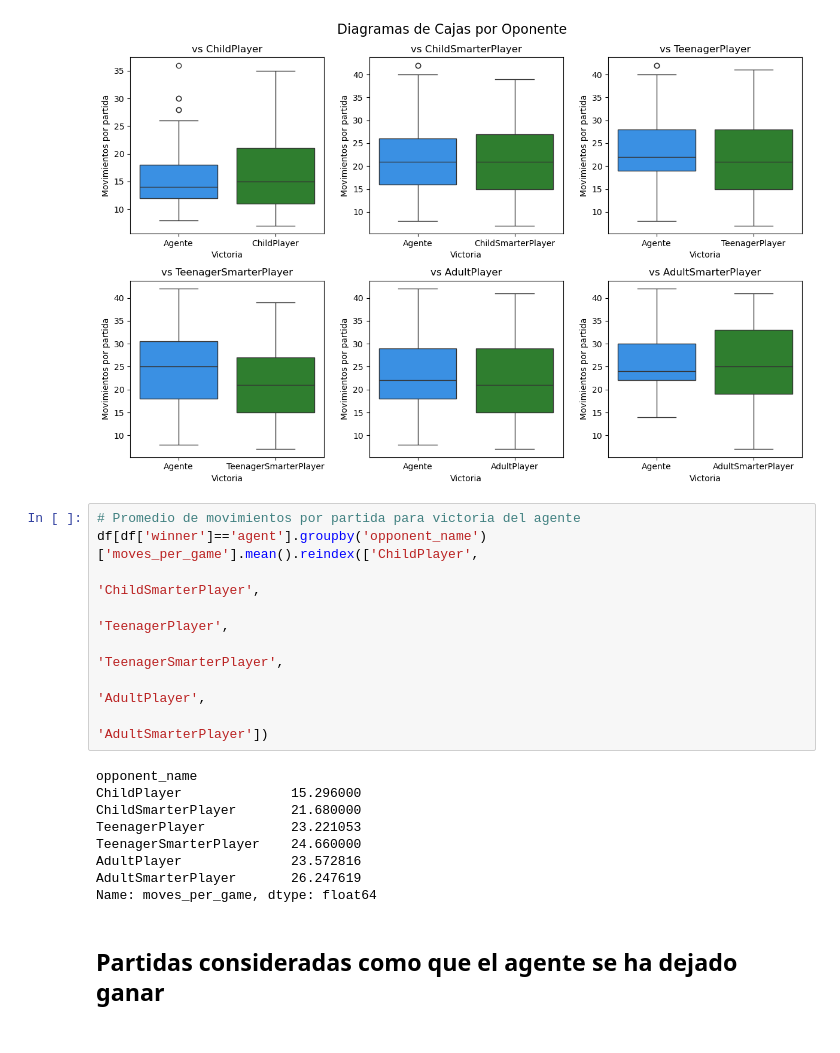
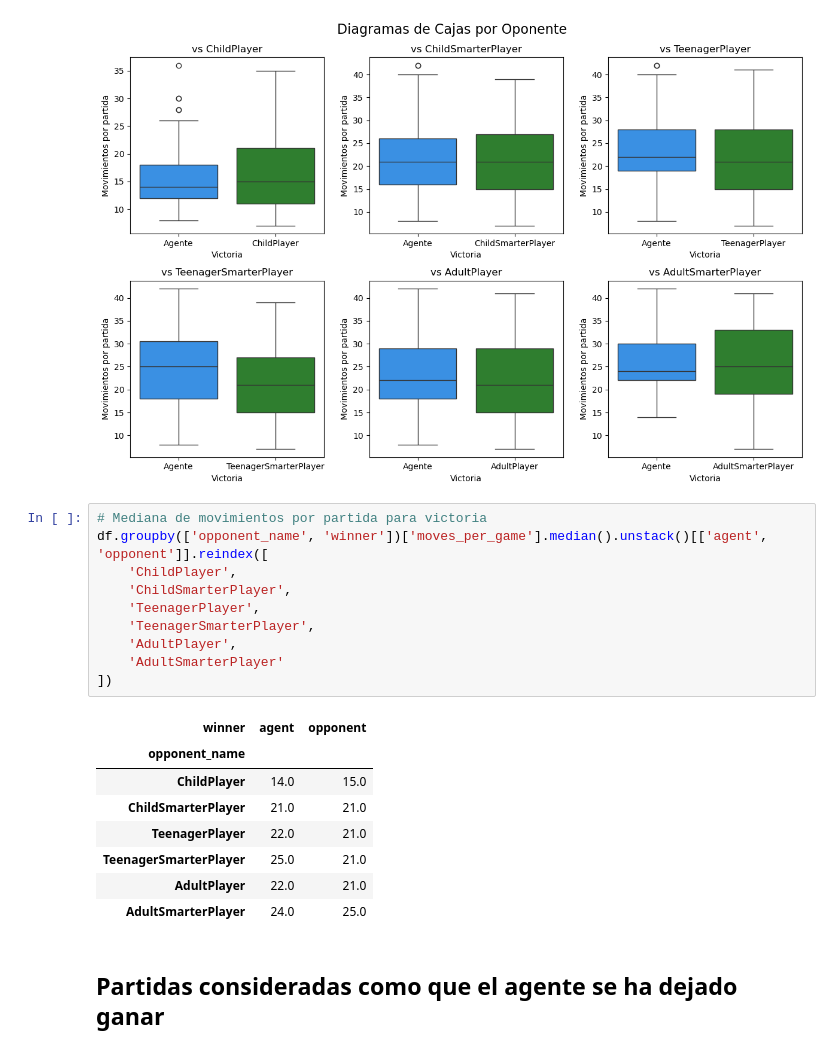
Before and after one commit to afersantos/connect-four-alphazero-dda, a Jupyter notebook: plot_results.ipynb, the cells around one changed output. Drawn from its saved outputs; the diff is of its cells as text.

```diff
--- a/plot_results.ipynb
+++ b/plot_results.ipynb
@@ -283,23 +287,25 @@ Passing `palette` without assigning `hue` is deprecated and will be removed in v
 
   sns.boxplot(data=df[(df['opponent_name']==opponent) & (df['winner']!='draw')],
 [figure]
-# %%
-# Promedio de movimientos por partida para victoria del agente
-df[df['winner']=='agent'].groupby('opponent_name')['moves_per_game'].mean().reindex(['ChildPlayer',
-                                                                                     'ChildSmarterPlayer',
-                                                                                     'TeenagerPlayer',
-                                                                                     'TeenagerSmarterPlayer',
-                                                                                     'AdultPlayer',
-                                                                                     'AdultSmarterPlayer'])
-# %% [output]
-opponent_name
-ChildPlayer              15.296000
-ChildSmarterPlayer       21.680000
-TeenagerPlayer           23.221053
-TeenagerSmarterPlayer    24.660000
-AdultPlayer              23.572816
-AdultSmarterPlayer       26.247619
-Name: moves_per_game, dtype: float64
+# %%
+# Mediana de movimientos por partida para victoria
+df.groupby(['opponent_name', 'winner'])['moves_per_game'].median().unstack()[['agent', 'opponent']].reindex([
+    'ChildPlayer',
+    'ChildSmarterPlayer',
+    'TeenagerPlayer',
+    'TeenagerSmarterPlayer',
+    'AdultPlayer',
+    'AdultSmarterPlayer'
+])
+# %% [output]
+| winner | agent | opponent |
+| opponent_name |  |  |
+| ChildPlayer | 14.0 | 15.0 |
+| ChildSmarterPlayer | 21.0 | 21.0 |
+| TeenagerPlayer | 22.0 | 21.0 |
+| TeenagerSmarterPlayer | 25.0 | 21.0 |
+| AdultPlayer | 22.0 | 21.0 |
+| AdultSmarterPlayer | 24.0 | 25.0 |
 # %% [markdown]
 ## Partidas consideradas como que el agente se ha dejado ganar
 # %%
```
Also changed, not shown: parts of 4 cells of this notebook, 1 other file.
